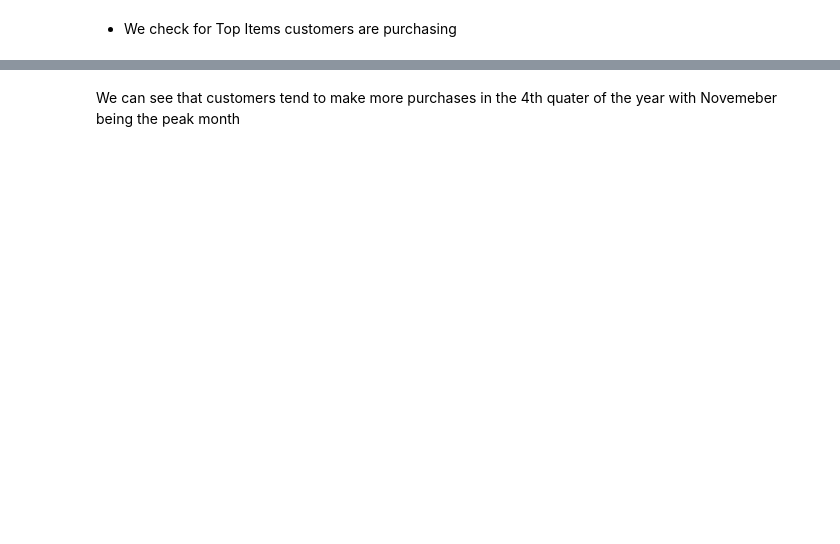
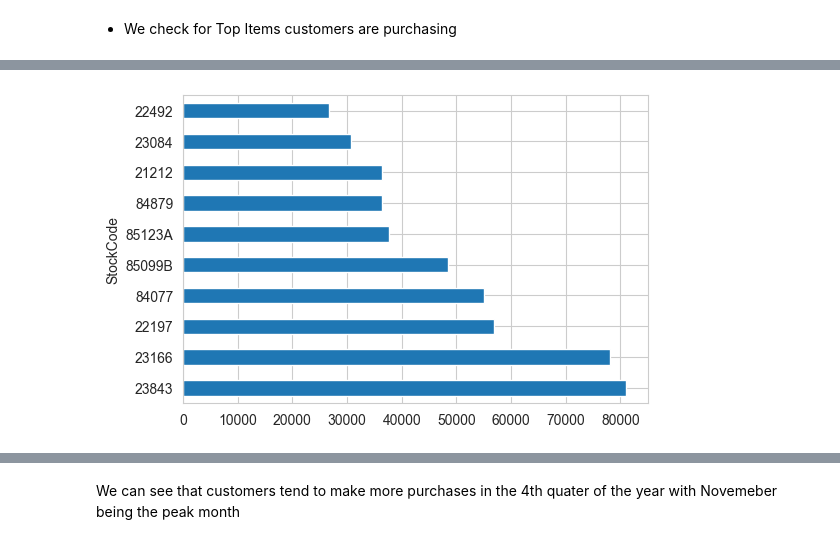
Before and after one commit to jeffozzy/retail_transaction_analysis, a Jupyter notebook: jupyter_notebooks/ETL copy.ipynb, the cells around one changed output, grey strips where cells are left out. Cells and saved outputs as stored; diff of their text form; code cells hidden in the pictures; blank space fills up the shorter version.

```diff
--- a/jupyter_notebooks/ETL copy.ipynb
+++ b/jupyter_notebooks/ETL copy.ipynb
@@ -238,6 +248,13 @@ Descriptions: ['PARTY BUNTING']
 StockCode: 20727 | Count: 1328
 Descriptions: ['LUNCH BAG  BLACK SKULL.']
 ---
+# %%
+#horizontal bar chart of top 10 StockCodes by Quantity
+top_stockcodes_quantity = df_copy.groupby('StockCode')['Quantity'].sum().nlargest(10)
+plt.figure(figsize=(6, 4))
+plt.show(top_stockcodes_quantity.plot(kind='barh'))
+# %% [output]
+[figure, added]
 # %%
 # Extract month from InvoiceDate and count purchases per month
 
```
Also changed, not shown: parts of 40 cells of this notebook, 1 other file.
